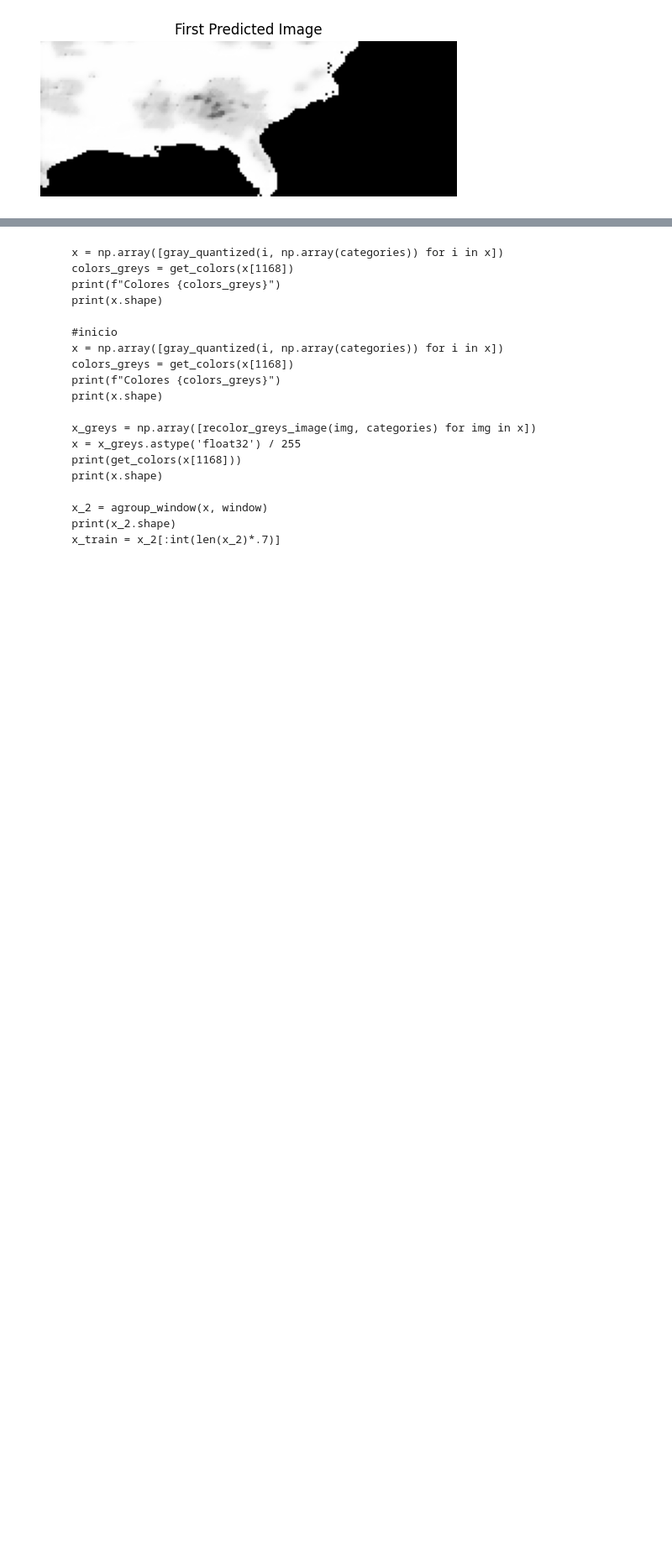
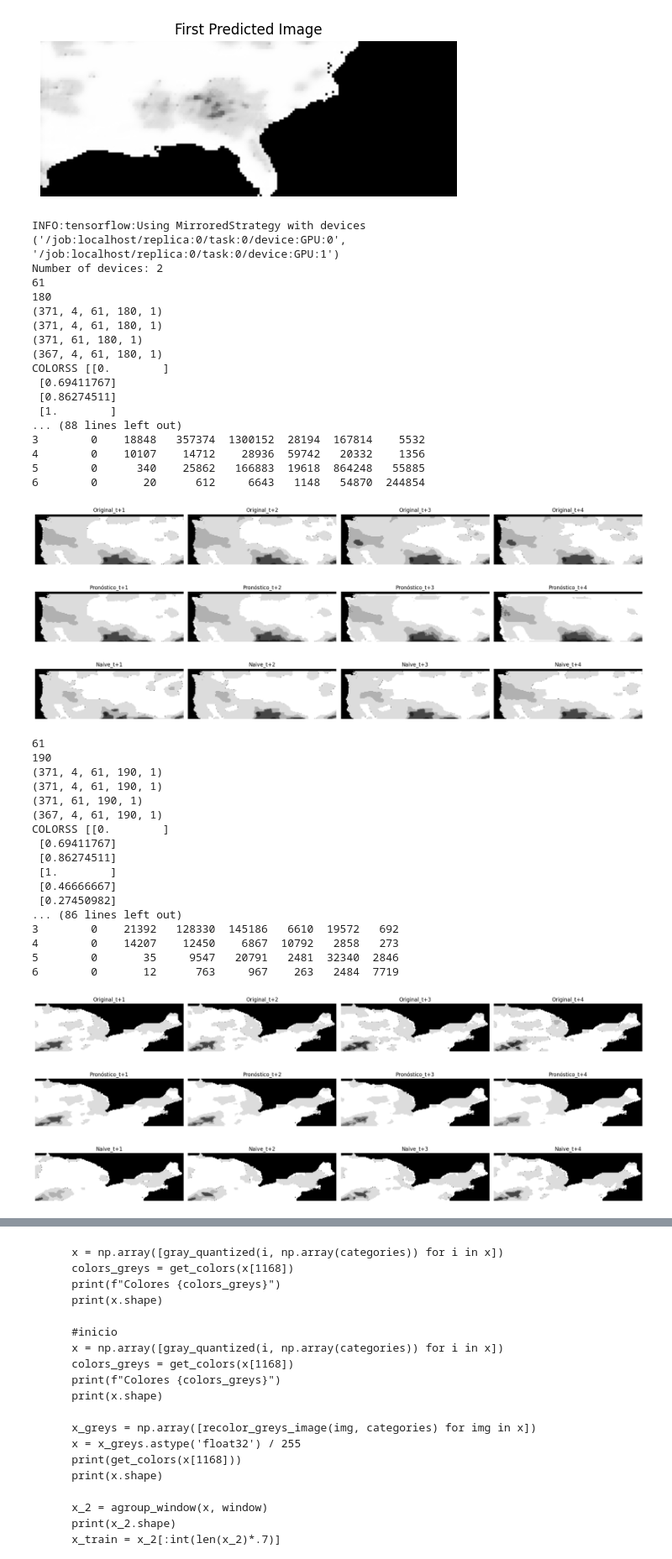
Before and after one commit to SahirReyes30/ImageXpartes, a Jupyter notebook: AlgorimoConvLSTM.ipynb, the cells around one changed output, grey strips where cells are left out. Shown at 84% size. Drawn from its saved outputs; the diff is of its cells as text; code cells hidden in the pictures; blank space fills up the shorter version.

```diff
--- a/AlgorimoConvLSTM.ipynb
+++ b/AlgorimoConvLSTM.ipynb
@@ -495,9 +495,9 @@ y_test (371, 71, 190, 1)
 # %%
 #matriz de confusion
 data00 = np.load("DroughtDatasetMask/dataset/BordesNuevos/61_180Part0_0/PredictionsConvolutionLSTM_forecast_61_180_Part0_0_w5.npy")
-data01 = np.load("DroughtDatasetMask/dataset/BordesNuevos/61_180Part0_1/PredictionsConvolutionLSTM_forecast_61_180_Part0_1_w5.npy")
-data10 = np.load("DroughtDatasetMask/dataset/BordesNuevos/61_180Part1_0/PredictionsConvolutionLSTM_forecast_61_180_Part1_0_w5.npy")
-data11 = np.load("DroughtDatasetMask/dataset/BordesNuevos/61_180Part1_1/PredictionsConvolutionLSTM_forecast_61_180_Part1_1_w5.npy")
+data01 = np.load("DroughtDatasetMask/dataset/BordesNuevos/61_180Part0_1/PredictionsConvolutionLSTM_forecast_61_190_Part0_1_w5.npy")
+data10 = np.load("DroughtDatasetMask/dataset/BordesNuevos/61_180Part1_0/PredictionsConvolutionLSTM_forecast_71_180_Part1_0_w5.npy")
+data11 = np.load("DroughtDatasetMask/dataset/BordesNuevos/61_180Part1_1/PredictionsConvolutionLSTM_forecast_71_190_Part1_1_w5.npy")
 
 strategy = tf.distribute.MirroredStrategy()
 print('Number of devices: {}'.format(strategy.num_replicas_in_sync))
@@ -653,7 +653,7 @@ with strategy.scope():
         offset = df_cm_f.shape[1] + 2
 
         # Crear un escritor de Excel
-        with pd.ExcelWriter("DroughtDatasetMask/NPY61_180"+parte+"/combined_confusion_matrices.xlsx") as writer:
+        with pd.ExcelWriter("DroughtDatasetMask/dataset/BordesNuevos/61_180"+parte+"/combined_confusion_matrices.xlsx") as writer:
             # Escribir la primera matriz en la hoja de cálculo empezando en la primera columna
             df_cm_f.to_excel(writer, startcol=0, index=True)
 
@@ -676,30 +676,71 @@ with strategy.scope():
         for i in range(h):
             ax = fig.add_subplot(r, c, ac)
             ax.imshow(y_test[pos,i], cmap='gray')
             ax.axis('off')
             ax.set_title('Original_t+{}'.format(i+1))
             ac += 1
         plt.tight_layout()
         plt.show()
         fig = plt.figure(figsize=(20,20))
         for i in range(h):
             ax = fig.add_subplot(r, c, ac)
             ax.imshow(new_data[pos,i], cmap='gray')
             ax.axis('off')
             ax.set_title('Pronóstico_t+{}'.format(i+1))
             ac += 1
         plt.tight_layout()
         plt.show()
         fig = plt.figure(figsize=(20,20))
 
         for i in range(h):
             ax = fig.add_subplot(r, c, ac)
             ax.imshow(naive[pos,i], cmap='gray')
             ax.axis('off')
             ax.set_title('Naive_t+{}'.format(i+1))
             ac += 1
 
         # Ajustar el espaciado entre subplots
         plt.subplots_adjust(wspace=.1, hspace=0.05)  # Puedes disminuir estos valores si es necesario
         plt.tight_layout()
         plt.show()
+# %% [output]
+INFO:tensorflow:Using MirroredStrategy with devices ('/job:localhost/replica:0/task:0/device:GPU:0', '/job:localhost/replica:0/task:0/device:GPU:1')
+Number of devices: 2
+61
+180
+(371, 4, 61, 180, 1)
+(371, 4, 61, 180, 1)
+(371, 61, 180, 1)
+(367, 4, 61, 180, 1)
+COLORSS [[0.        ]
+ [0.69411767]
+ [0.86274511]
+ [1.        ]
+... (88 lines left out)
+3        0    18848   357374  1300152  28194  167814    5532
+4        0    10107    14712    28936  59742   20332    1356
+5        0      340    25862   166883  19618  864248   55885
+6        0       20      612     6643   1148   54870  244854
+[figure, added]
+[figure, added]
+[figure, added]
+61
+190
+(371, 4, 61, 190, 1)
+(371, 4, 61, 190, 1)
+(371, 61, 190, 1)
+(367, 4, 61, 190, 1)
+COLORSS [[0.        ]
+ [0.69411767]
+ [0.86274511]
+ [1.        ]
+ [0.46666667]
+ [0.27450982]
+... (86 lines left out)
+3        0    21392   128330  145186   6610  19572   692
+4        0    14207    12450    6867  10792   2858   273
+5        0       35     9547   20791   2481  32340  2846
+6        0       12      763     967    263   2484  7719
+[figure, added]
+[figure, added]
+[figure, added]
```
Also changed, not shown: parts of 1 cell of this notebook.
